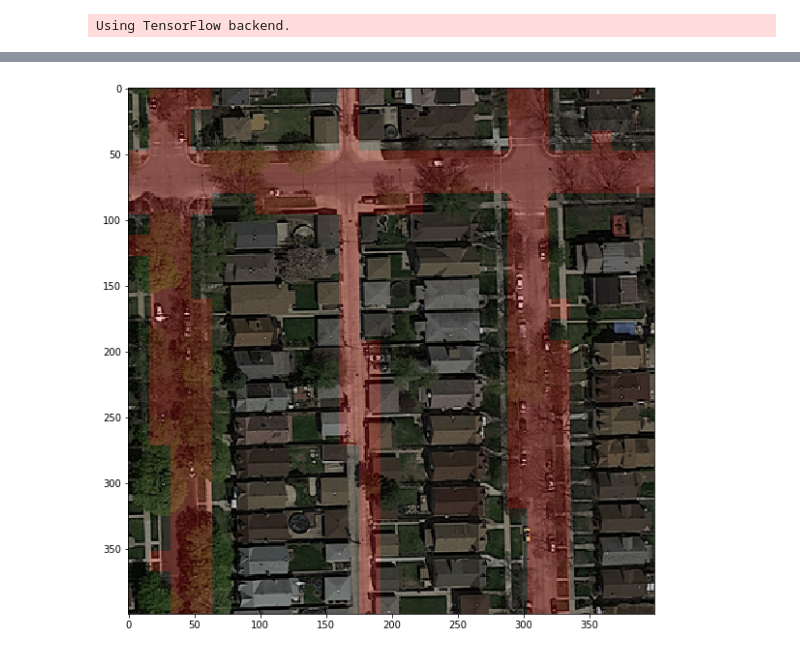
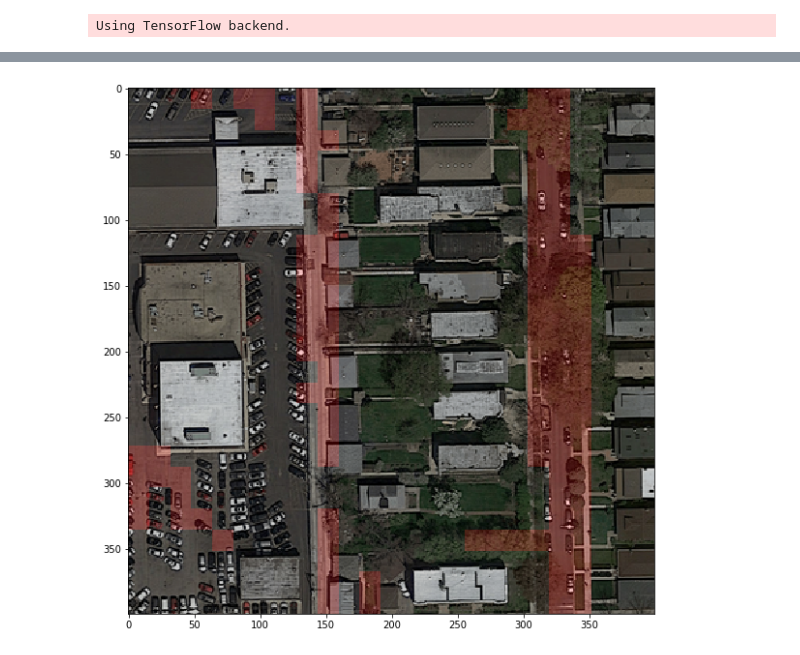
Before and after one commit to MikaelMorales/ML_Project, a Jupyter notebook: project_road_segmentation/implementation/CNN.ipynb, the cells around one changed output, grey strips where cells are left out. Saved outputs shown, nothing was run; the diff lists cells and outputs as text; code cells hidden in the pictures.

```diff
--- a/project_road_segmentation/implementation/CNN.ipynb
+++ b/project_road_segmentation/implementation/CNN.ipynb
@@ -48,11 +49,11 @@ model.save_weights('cnn_weights_93_with_neighbors.h5')
 model.load_weights('cnn_weights_93_with_neighbors.h5')
 # %%
 #Predict and Display image
-img_idx = 6
+img_idx = 18
 #Z = model.predict(imgs[img_idx])
 #print(Z)
 predict_and_display_image(model, imgs[img_idx], gt_imgs[img_idx], imgs[img_idx])
 # %% [output]
-[figure, old version]
+[figure, new version]
 # %%
 from classification import predict_test_set_images
```
Also changed, not shown: parts of 3 cells of this notebook, 52 other files.
